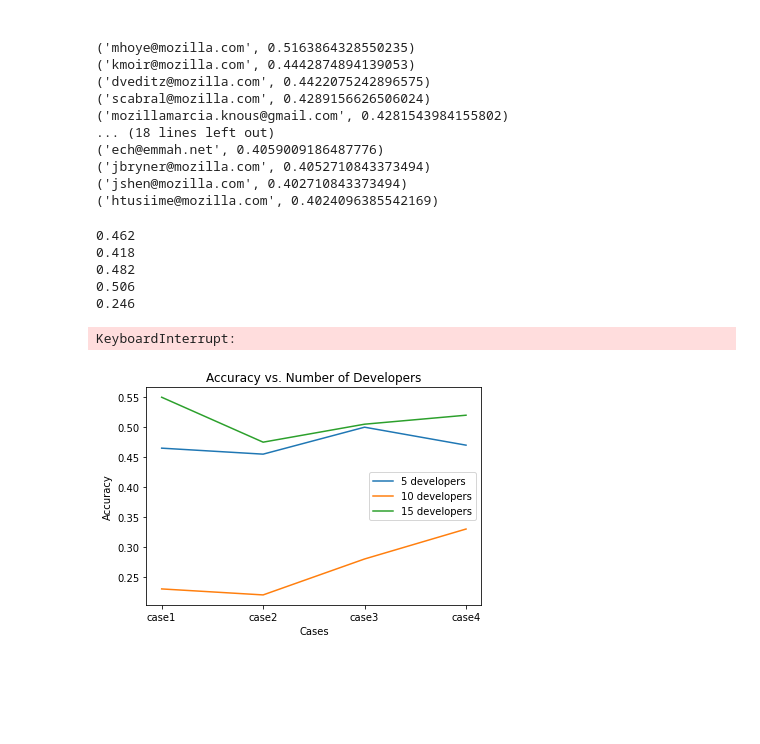
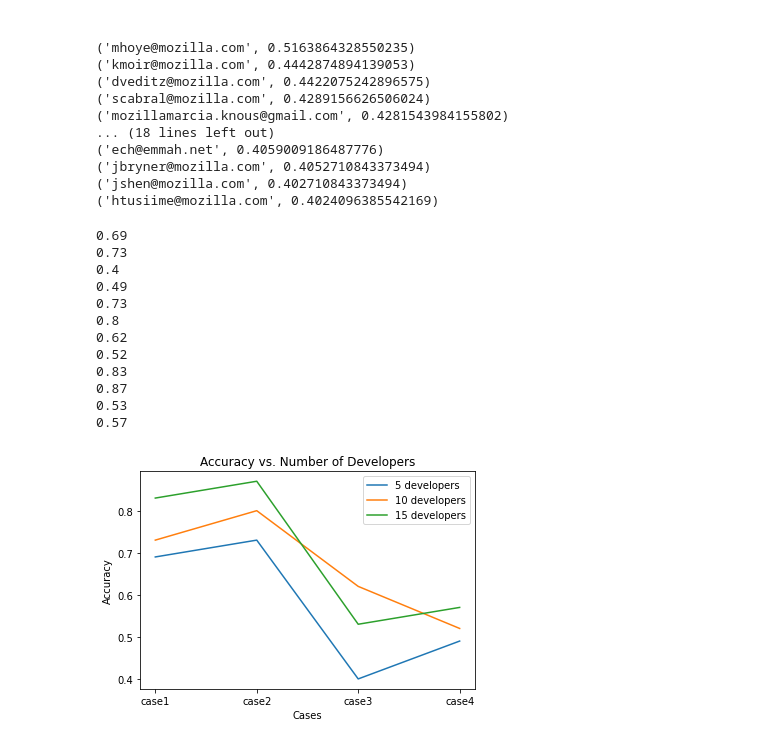
Before and after one commit to Mystic-Trooper/bug-triaging-2, a Jupyter notebook: recommendation_testing.ipynb, the cells around one changed output. Drawn from its saved outputs; the diff is of its cells as text; code cells hidden in the pictures; blank space fills up the shorter version.

```diff
--- a/recommendation_testing.ipynb
+++ b/recommendation_testing.ipynb
@@ -211,14 +211,14 @@ def accuracy_of_recommendation_algorithm(file_path,n):
 
         return accuracy
 # %%
-accuracy_25_5_25_20=accuracy_of_recommendation_algorithm('credibility_score/credits_25_5_25',20)
-print(accuracy_25_5_25_20)
-accuracy_2_6_2_20=accuracy_of_recommendation_algorithm('credibility_score/credits_2_6_2',20)
-print(accuracy_2_6_2_20)
-accuracy_3_4_3_20=accuracy_of_recommendation_algorithm('credibility_score/credits_3_4_3',20)
-print(accuracy_3_4_3_20)
-accuracy_3_3_4_20=accuracy_of_recommendation_algorithm('credibility_score/credits_3_3_4',20)
-print(accuracy_3_3_4_20)
+accuracy_25_5_25_5=accuracy_of_recommendation_algorithm('credibility_score/credits_25_5_25',5)
+print(accuracy_25_5_25_5)
+accuracy_2_6_2_5=accuracy_of_recommendation_algorithm('credibility_score/credits_2_6_2',5)
+print(accuracy_2_6_2_5)
+accuracy_3_4_3_5=accuracy_of_recommendation_algorithm('credibility_score/credits_3_4_3',5)
+print(accuracy_3_4_3_5)
+accuracy_3_3_4_5=accuracy_of_recommendation_algorithm('credibility_score/credits_3_3_4',5)
+print(accuracy_3_3_4_5)
 accuracy_25_5_25_10=accuracy_of_recommendation_algorithm('credibility_score/credits_25_5_25',10)
 print(accuracy_25_5_25_10)
 accuracy_2_6_2_10=accuracy_of_recommendation_algorithm('credibility_score/credits_2_6_2',10)
@@ -227,44 +227,50 @@ accuracy_3_4_3_10=accuracy_of_recommendation_algorithm('credibility_score/credit
 print(accuracy_3_4_3_10)
 accuracy_3_3_4_10=accuracy_of_recommendation_algorithm('credibility_score/credits_3_3_4',10)
 print(accuracy_3_3_4_10)
-accuracy_25_5_25_30=accuracy_of_recommendation_algorithm('credibility_score/credits_25_5_25',30)
-print(accuracy_25_5_25_30)
-accuracy_2_6_2_30=accuracy_of_recommendation_algorithm('credibility_score/credits_2_6_2',30)
-print(accuracy_2_6_2_30)
-accuracy_3_4_3_30=accuracy_of_recommendation_algorithm('credibility_score/credits_3_4_3',30)
-print(accuracy_3_4_3_30)
-accuracy_3_3_4_30=accuracy_of_recommendation_algorithm('credibility_score/credits_3_3_4',30)
-print(accuracy_3_3_4_30)
+accuracy_25_5_25_15=accuracy_of_recommendation_algorithm('credibility_score/credits_25_5_25',15)
+print(accuracy_25_5_25_15)
+accuracy_2_6_2_15=accuracy_of_recommendation_algorithm('credibility_score/credits_2_6_2',15)
+print(accuracy_2_6_2_15)
+accuracy_3_4_3_15=accuracy_of_recommendation_algorithm('credibility_score/credits_3_4_3',15)
+print(accuracy_3_4_3_15)
+accuracy_3_3_4_15=accuracy_of_recommendation_algorithm('credibility_score/credits_3_3_4',15)
+print(accuracy_3_3_4_15)
 # %% [output]
-0.462
-0.418
-0.482
-0.506
-0.246
+0.69
+0.73
+0.4
+0.49
+0.73
+0.8
+0.62
+0.52
+0.83
+0.87
+0.53
+0.57
-KeyboardInterrupt:
 # %%
 import matplotlib.pyplot as plt
 
     # data for x-axis and y-axis
 x = ['case1', 'case2', 'case3', 'case4']
-y1 = [accuracy_25_5_25_20,accuracy_2_6_2_20, accuracy_3_4_3_20, accuracy_3_3_4_20] # accuracy for 5 developers
+y1 = [accuracy_25_5_25_5,accuracy_2_6_2_5, accuracy_3_4_3_5, accuracy_3_3_4_5] # accuracy for 5 developers
 y2 = [accuracy_25_5_25_10,accuracy_2_6_2_10, accuracy_3_4_3_10, accuracy_3_3_4_10] # accuracy for 10 developers
-y3 = [accuracy_25_5_25_30, accuracy_2_6_2_30, accuracy_3_4_3_30, accuracy_3_3_4_30] # accuracy for 15 developers
+y3 = [accuracy_25_5_25_15, accuracy_2_6_2_15, accuracy_3_4_3_15, accuracy_3_3_4_15] # accuracy for 15 developers
 
     # plot the lines
 plt.plot(x, y1, label='5 developers')
 plt.plot(x, y2, label='10 developers')
 plt.plot(x, y3, label='15 developers')
 
     # set the title and labels
 plt.title('Accuracy vs. Number of Developers')
 plt.xlabel('Cases')
 plt.ylabel('Accuracy')
 
     # add a legend
 plt.legend()
 
     # show the plot
 plt.show()
 # %% [output]
-[figure, old version]
+[figure, new version]
```
Also changed, not shown: 2 other files.
